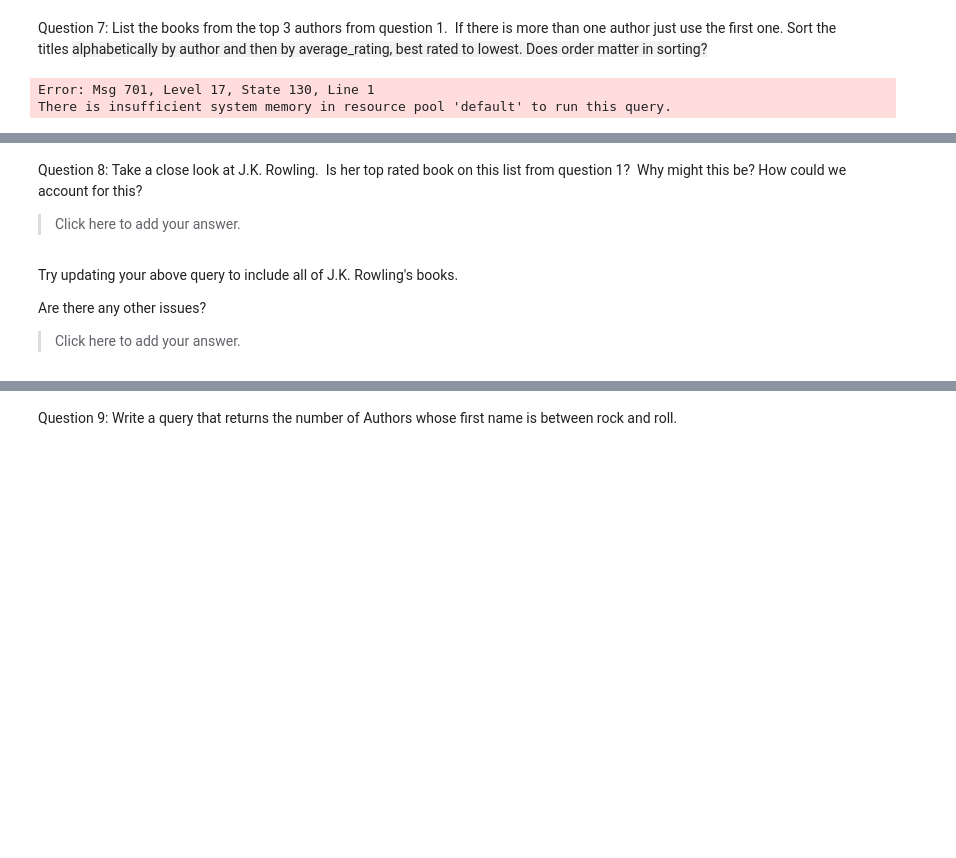
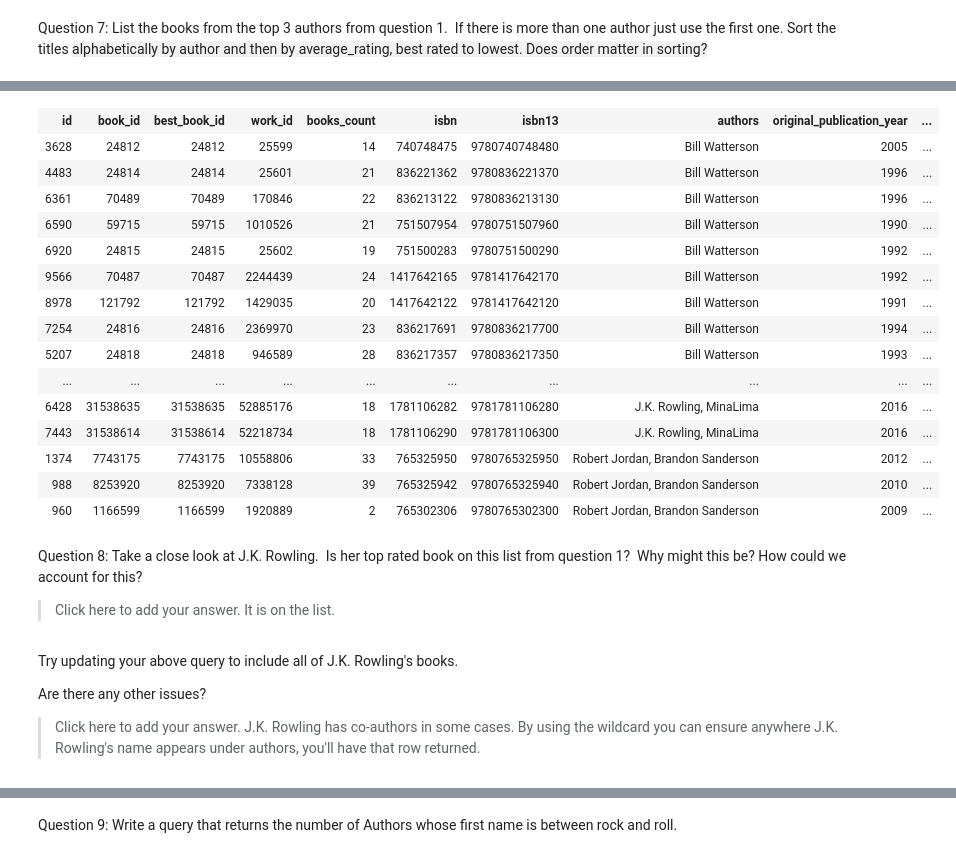
Before and after one commit to NEmanuelle/SQL-Part-1-Studio, a Jupyter notebook: SQL-Part-1-Studio.ipynb, the cells around one changed output, grey strips where cells are left out. Saved outputs shown, nothing was run; the diff lists cells and outputs as text; code cells hidden in the pictures; blank space fills up the shorter version.

```diff
--- a/SQL-Part-1-Studio.ipynb
+++ b/SQL-Part-1-Studio.ipynb
@@ -128,9 +125,12 @@ Total execution time: 00:00:00.044
 Question 7: List the books from the top 3 authors from question 1.  If there is more than one author just use the first one. Sort the titles <span style="background-color: rgba(127, 127, 127, 0.1); font-family: -apple-system, BlinkMacSystemFont, sans-serif;">alphabetically by author and then by average_rating, best rated to lowest. Does order matter in sorting?</span>
 # %%
 -- return all books from the top 3 authors, sort by author and rating
-SELECT Top 3 book_id,authors, title, average_rating
-From books
-ORDER BY authors DESC, average_rating DESC
+SELECT *
+FROM books
+WHERE authors LIKE '%Bill Watterson%'
+OR
+authors LIKE '%Brandon Sanderson%'
+OR
+LEFT(authors,12) ='J.K. Rowling'
+ORDER BY authors ASC, average_rating DESC
 # %% [output]
-Error: Msg 701, Level 17, State 130, Line 1
-There is insufficient system memory in resource pool 'default' to run this query.
@@ -138,12 +139,28 @@ Total execution time: 00:00:00.065
+| id | book_id | best_book_id | work_id | books_count | isbn | isbn13 | authors | original_publication_year | ... |
+| 3628 | 24812 | 24812 | 25599 | 14 | 740748475 | 9780740748480 | Bill Watterson | 2005 | ... |
+| 4483 | 24814 | 24814 | 25601 | 21 | 836221362 | 9780836221370 | Bill Watterson | 1996 | ... |
+| 6361 | 70489 | 70489 | 170846 | 22 | 836213122 | 9780836213130 | Bill Watterson | 1996 | ... |
+| 6590 | 59715 | 59715 | 1010526 | 21 | 751507954 | 9780751507960 | Bill Watterson | 1990 | ... |
+| 6920 | 24815 | 24815 | 25602 | 19 | 751500283 | 9780751500290 | Bill Watterson | 1992 | ... |
+| 9566 | 70487 | 70487 | 2244439 | 24 | 1417642165 | 9781417642170 | Bill Watterson | 1992 | ... |
+| 8978 | 121792 | 121792 | 1429035 | 20 | 1417642122 | 9781417642120 | Bill Watterson | 1991 | ... |
+| 7254 | 24816 | 24816 | 2369970 | 23 | 836217691 | 9780836217700 | Bill Watterson | 1994 | ... |
+| 5207 | 24818 | 24818 | 946589 | 28 | 836217357 | 9780836217350 | Bill Watterson | 1993 | ... |
+| ... | ... | ... | ... | ... | ... | ... | ... | ... | ... |
+| 6428 | 31538635 | 31538635 | 52885176 | 18 | 1781106282 | 9781781106280 | J.K. Rowling, MinaLima | 2016 | ... |
+| 7443 | 31538614 | 31538614 | 52218734 | 18 | 1781106290 | 9781781106300 | J.K. Rowling, MinaLima | 2016 | ... |
+| 1374 | 7743175 | 7743175 | 10558806 | 33 | 765325950 | 9780765325950 | Robert Jordan, Brandon Sanderson | 2012 | ... |
+| 988 | 8253920 | 8253920 | 7338128 | 39 | 765325942 | 9780765325940 | Robert Jordan, Brandon Sanderson | 2010 | ... |
+| 960 | 1166599 | 1166599 | 1920889 | 2 | 765302306 | 9780765302300 | Robert Jordan, Brandon Sanderson | 2009 | ... |
 # %% [markdown]
 Question 8: Take a close look at J.K. Rowling.  Is her top rated book on this list from question 1?  Why might this be? How could we account for this?
 
-> Click here to add your answer.
+> Click here to add your answer. It is on the list.
 # %% [markdown]
 Try updating your above query to include all of J.K. Rowling's books.
 
 Are there any other issues?
 
-> Click here to add your answer.
+> Click here to add your answer. J.K. Rowling has co-authors in some cases. By using the wildcard you can ensure anywhere J.K. Rowling's name appears under authors, you'll have that row returned.
 # %%
 -- Try updating your above query to include all of J.K. Rowling's books
```
Also changed, not shown: parts of 13 cells of this notebook.
